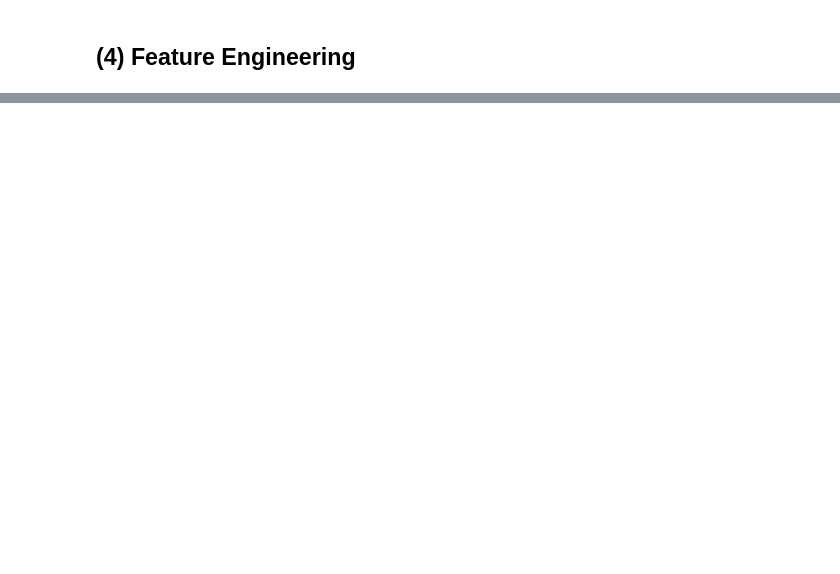
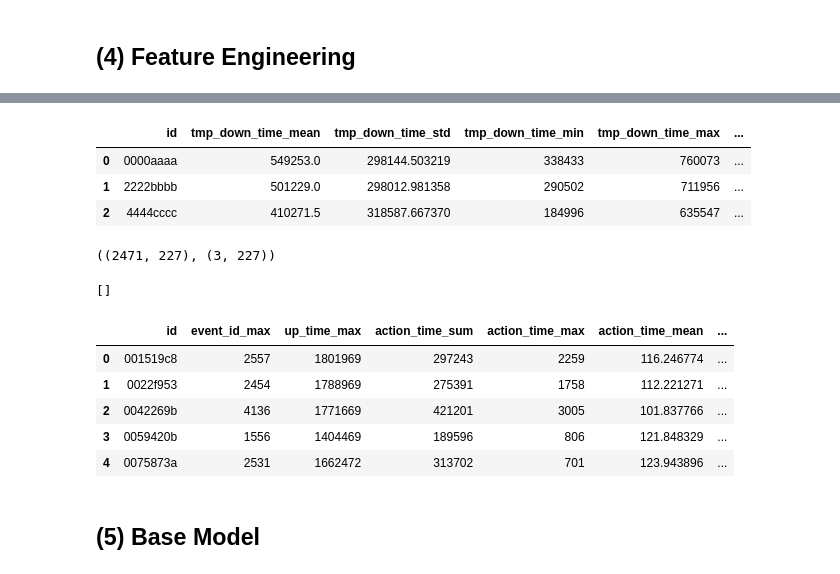
Before and after one commit to dgkmtu/kaggle-linking-writing-processes, a Jupyter notebook: code/nb06_writing_quality.ipynb, the cells around one changed output, grey strips where cells are left out. Saved outputs shown, nothing was run; the diff lists cells and outputs as text; code cells hidden in the pictures; blank space fills up the shorter version.

```diff
--- a/code/nb06_writing_quality.ipynb
+++ b/code/nb06_writing_quality.ipynb
@@ -552,0 +558,5 @@ Engineering stastical summaries for features
+# %%
+train_feats = train_feats.drop(columns=nan_cols)
+test_feats = test_feats.drop(columns=nan_cols)
+
+train_feats.shape, test_feats.shape
@@ -552,0 +565,5 @@ Engineering stastical summaries for features
+# %%
+train_agg_fe_df = train_logs.groupby('id')[['down_time', 'up_time', 'action_time', 'cursor_position', 'word_count']].agg(['mean', 'std', 'min', 'max', 'last', 'first', 'sem', 'median', 'sum'])
+train_agg_fe_df.columns = ['_'.join(x) for x in train_agg_fe_df.columns]
+train_agg_fe_df = train_agg_fe_df.add_prefix('tmp_')
+train_agg_fe_df.reset_index(inplace=True)
@@ -552,0 +584,30 @@ Engineering stastical summaries for features
+# %%
+test_agg_fe_df.head()
+# %% [output]
+|  | id | tmp_down_time_mean | tmp_down_time_std | tmp_down_time_min | tmp_down_time_max | ... |
+| 0 | 0000aaaa | 549253.0 | 298144.503219 | 338433 | 760073 | ... |
+| 1 | 2222bbbb | 501229.0 | 298012.981358 | 290502 | 711956 | ... |
+| 2 | 4444cccc | 410271.5 | 318587.667370 | 184996 | 635547 | ... |
+# %%
+train_feats = train_feats.merge(train_agg_fe_df, on='id', how='left')
+test_feats = test_feats.merge(test_agg_fe_df, on='id', how='left')
+# %%
+train_feats.shape, test_feats.shape
+# %% [output]
+((2471, 227), (3, 227))
+# %%
+nan_cols = train_feats.columns[train_feats.isna().any()].tolist()
+nan_cols
+# %% [output]
+[]
+# %%
+train_feats = train_feats.merge(train_scores, on='id', how='left')
+# %%
+train_feats.head()
+# %% [output]
+|  | id | event_id_max | up_time_max | action_time_sum | action_time_max | action_time_mean | ... |
+| 0 | 001519c8 | 2557 | 1801969 | 297243 | 2259 | 116.246774 | ... |
+| 1 | 0022f953 | 2454 | 1788969 | 275391 | 1758 | 112.221271 | ... |
+| 2 | 0042269b | 4136 | 1771669 | 421201 | 3005 | 101.837766 | ... |
+| 3 | 0059420b | 1556 | 1404469 | 189596 | 806 | 121.848329 | ... |
+| 4 | 0075873a | 2531 | 1662472 | 313702 | 701 | 123.943896 | ... |
@@ -552,0 +620,2 @@ Engineering stastical summaries for features
+# %% [markdown]
+## (5) Base Model
```
Also changed, not shown: parts of 28 cells of this notebook, 3 other files.
